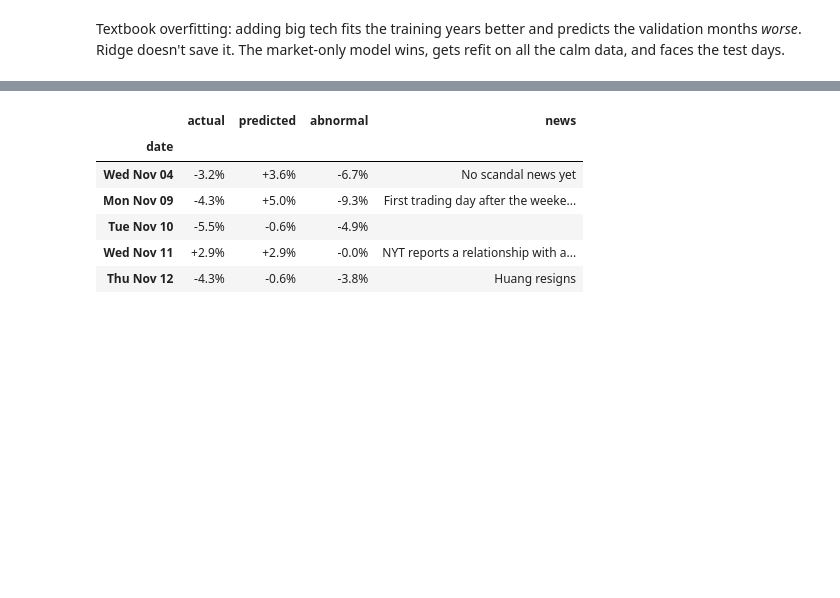
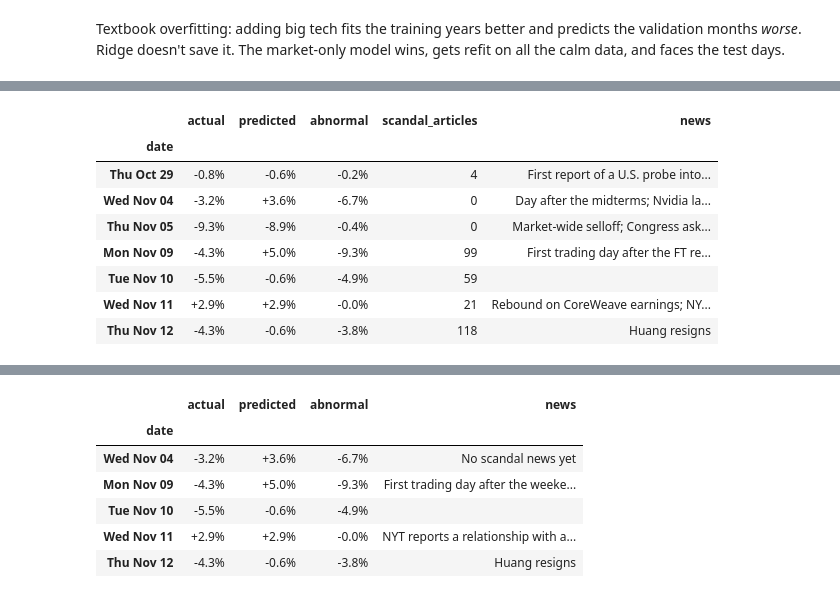
Before and after one commit to towardsuffering/rotunno.io, a Jupyter notebook: src/data/blog/en/nvidia-ceo-exit/nvidia_ceo_exit.ipynb, the cells around one changed output, grey strips where cells are left out. Saved outputs shown, nothing was run; the diff lists cells and outputs as text; code cells hidden in the pictures; blank space fills up the shorter version.

```diff
--- a/src/data/blog/en/nvidia-ceo-exit/nvidia_ceo_exit.ipynb
+++ b/src/data/blog/en/nvidia-ceo-exit/nvidia_ceo_exit.ipynb
@@ -251,0 +326,25 @@ The model says the drop was specific to Nvidia. It can't say *which* Nvidia news
+# %%
+window = returns.loc["2026-10-20":]
+abnormal_all = window[TARGET] - market_model.predict(window[["SPY"]])
+counts = news_df.dropna(subset=["trading_day"]).groupby(["trading_day", "topic"]).size().unstack(fill_value=0).reindex(window.index, fill_value=0)
+
+TOPIC_COLORS = {"Huang scandal": COLORS["Down"], "China and exports": COLORS["AMD"], "Elections and AI spending": COLORS["TSM"], "Other": "rgba(148,163,184,0.45)"}
+news_fig = make_subplots(specs=[[{"secondary_y": True}]])
+for topic in ["Other", "Elections and AI spending", "China and exports", "Huang scandal"]:
+    if topic in counts:
+        news_fig.add_trace(go.Bar(x=counts.index, y=counts[topic], name=topic, marker_color=TOPIC_COLORS[topic],
+                                  hovertemplate="%{x|%b %d}: %{y} articles<extra>" + topic + "</extra>"), secondary_y=False)
+news_fig.add_trace(go.Scatter(x=abnormal_all.index, y=abnormal_all, name="Return the market can't explain", mode="lines+markers",
+                              line=dict(color="#f1f5f9", width=2), hovertemplate="%{x|%b %d}: %{y:+.1%}<extra></extra>"), secondary_y=True)
+news_fig.add_vline(x=pd.Timestamp("2026-10-29").timestamp() * 1000, line_dash="dot", line_color="#f1f5f9")
+news_fig.update_layout(barmode="stack", title="Scandal coverage exploded on Nov 9. So did Nvidia's gap.", height=470,
+                       legend=dict(orientation="h", y=1.02, x=0, yanchor="bottom"), margin=dict(t=100))
+news_fig.update_yaxes(title_text="Articles tagged NVDA", secondary_y=False)
+news_fig.update_yaxes(title_text="Abnormal return", tickformat="+.0%", secondary_y=True, showgrid=False)
+news_fig.show()
+
+scandal_share = counts["Huang scandal"] / counts.sum(axis=1).replace(0, np.nan)
+paired = pd.DataFrame({"scandal_share": scandal_share, "abnormal": abnormal_all}).dropna()
+corr = paired.corr().iloc[0, 1]
+print(f"Correlation between the scandal's share of each day's coverage and that day's abnormal return: {corr:.2f} "
+      f"over {len(paired)} trading days")
@@ -251,0 +354,23 @@ The model says the drop was specific to Nvidia. It can't say *which* Nvidia news
+# %%
+news_days = {
+    "2026-10-29": "First report of a U.S. probe into a spy plot aimed at Huang",
+    "2026-11-04": "Day after the midterms; Nvidia lags big tech",
+    "2026-11-05": "Market-wide selloff; Congress asks Huang for a briefing",
+    "2026-11-09": "First trading day after the FT report, the admission, and the board probe",
+    "2026-11-10": "",
+    "2026-11-11": "Rebound on CoreWeave earnings; NYT and WSJ reports land after the close",
+    "2026-11-12": "Huang resigns",
+}
+daily = result.loc[list(news_days)].assign(
+    scandal_articles=counts.loc[list(news_days), "Huang scandal"].values, news=list(news_days.values()))
+daily.style.format_index(lambda d: f"{d:%a %b %d}").format("{:+.1%}", subset=["actual", "predicted", "abnormal"])
+# %% [output]
+|  | actual | predicted | abnormal | scandal_articles | news |
+| date |  |  |  |  |  |
+| Thu Oct 29 | -0.8% | -0.6% | -0.2% | 4 | First report of a U.S. probe into... |
+| Wed Nov 04 | -3.2% | +3.6% | -6.7% | 0 | Day after the midterms; Nvidia la... |
+| Thu Nov 05 | -9.3% | -8.9% | -0.4% | 0 | Market-wide selloff; Congress ask... |
+| Mon Nov 09 | -4.3% | +5.0% | -9.3% | 99 | First trading day after the FT re... |
+| Tue Nov 10 | -5.5% | -0.6% | -4.9% | 59 |  |
+| Wed Nov 11 | +2.9% | +2.9% | -0.0% | 21 | Rebound on CoreWeave earnings; NY... |
+| Thu Nov 12 | -4.3% | -0.6% | -3.8% | 118 | Huang resigns |
```
Also changed, not shown: parts of 27 cells of this notebook, 1 other file.
